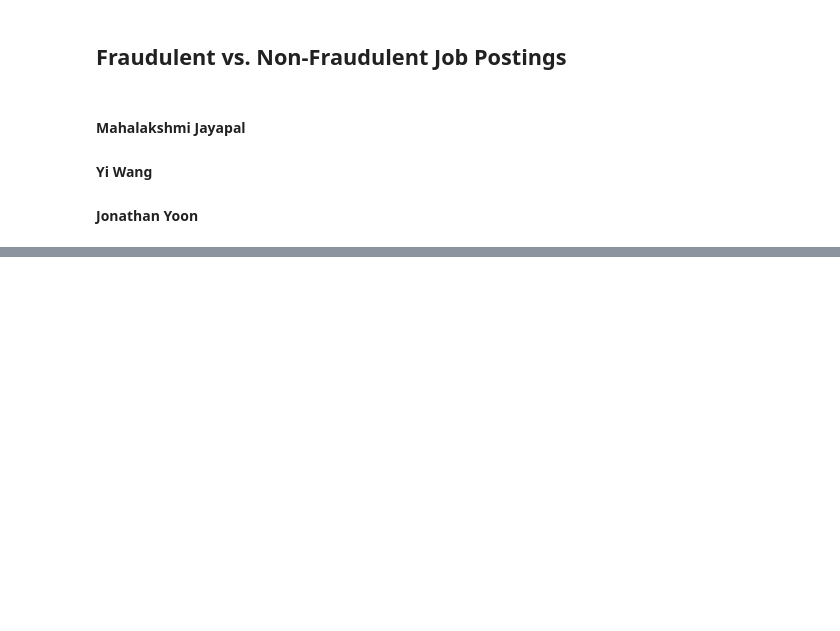
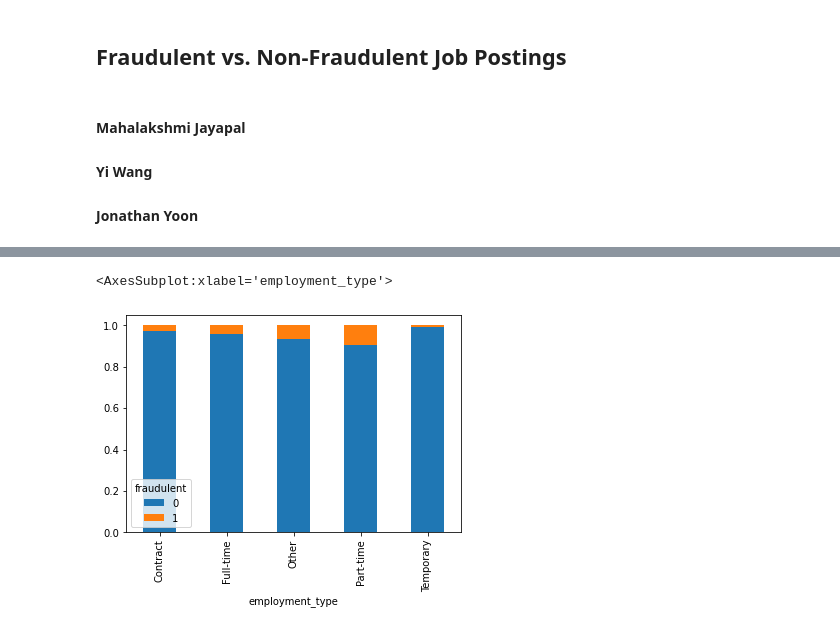
Before and after one commit to hjyoon16/Fake_Job_Post_Classification, a Jupyter notebook: Team_4_Project.ipynb, the cells around one changed output, grey strips where cells are left out. Saved outputs shown, nothing was run; the diff lists cells and outputs as text; code cells hidden in the pictures; blank space fills up the shorter version.

```diff
--- a/Team_4_Project.ipynb
+++ b/Team_4_Project.ipynb
@@ -21,0 +89,6 @@ dt.head()
+# %%
+crosstab_norm = crosstab_01.div(crosstab_01.sum(axis=1), axis = 0)
+crosstab_norm.plot(kind='bar', stacked = True)
+# %% [output]
+<AxesSubplot:xlabel='employment_type'>
+[figure, added]
```
Also changed, not shown: parts of 7 cells of this notebook.
